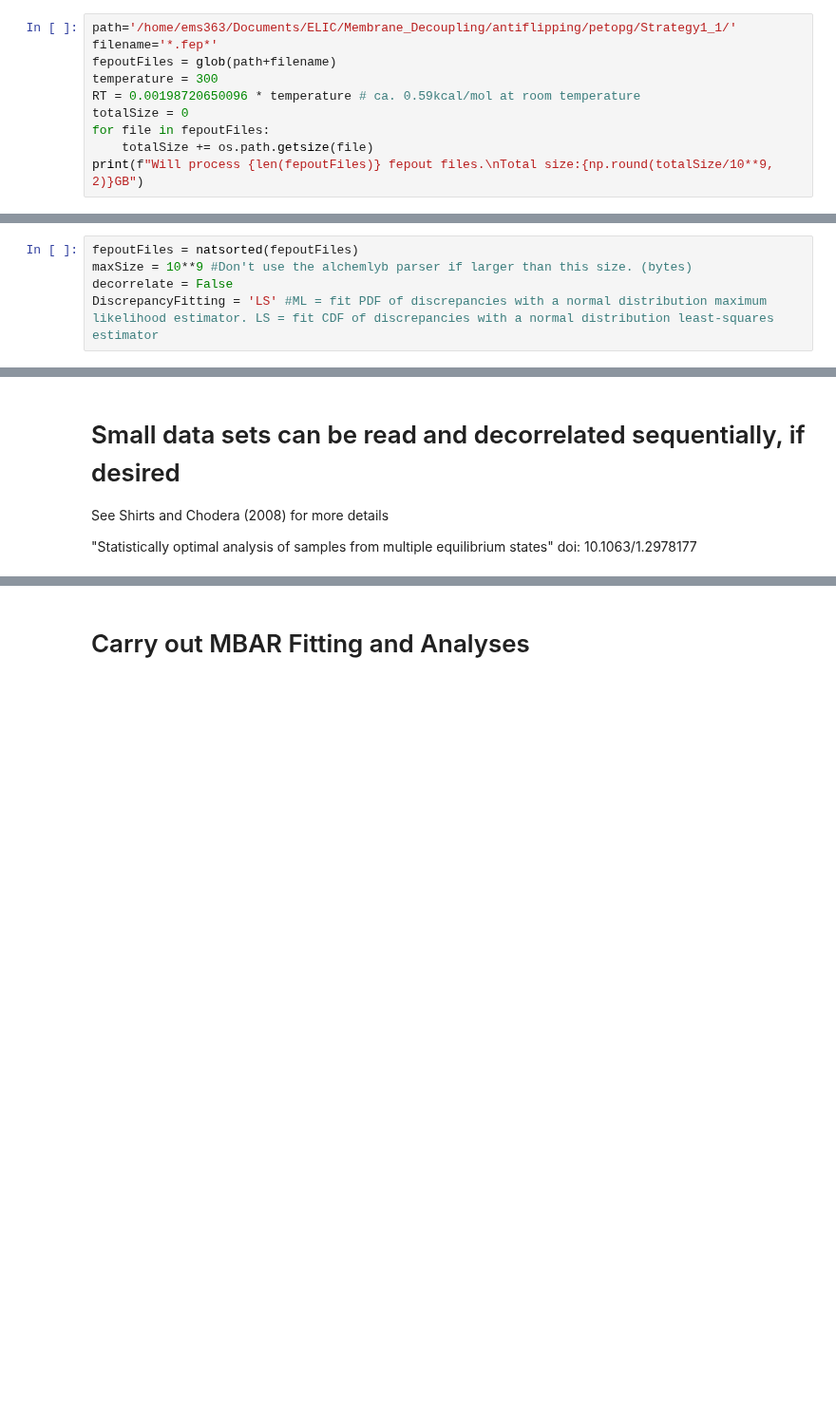
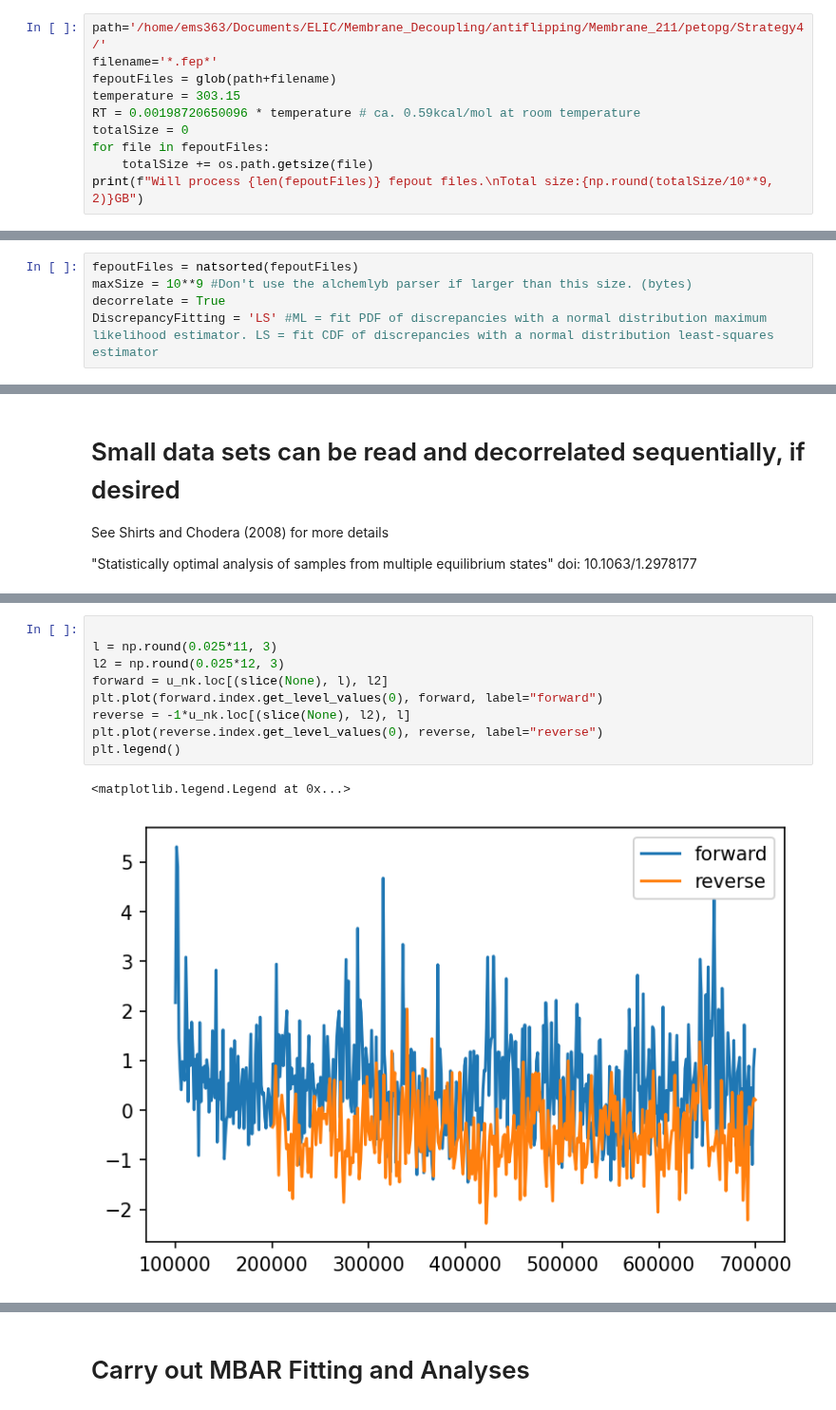
Before and after one commit to BranniganLab/safep, a Jupyter notebook: BAR_NAMD_alchemlyb.ipynb, the cells around one changed output, grey strips where cells are left out. Shown at 95% size. Cells and saved outputs as stored; diff of their text form; blank space fills up the shorter version.

```diff
--- a/BAR_NAMD_alchemlyb.ipynb
+++ b/BAR_NAMD_alchemlyb.ipynb
@@ -14,10 +14,10 @@ plt.rcParams['figure.dpi'] = 150
 # %%
 import os
 # %%
-path='/home/ems363/Documents/ELIC/Membrane_Decoupling/antiflipping/petopg/Strategy1_1/'
+path='/home/ems363/Documents/ELIC/Membrane_Decoupling/antiflipping/Membrane_211/petopg/Strategy4/'
 filename='*.fep*'
 fepoutFiles = glob(path+filename)
-temperature = 300
+temperature = 303.15
 RT = 0.00198720650096 * temperature # ca. 0.59kcal/mol at room temperature
 totalSize = 0
 for file in fepoutFiles:
@@ -26,7 +29,7 @@ print(f"Will process {len(fepoutFiles)} fepout files.\nTotal size:{np.round(tota
 # %%
 fepoutFiles = natsorted(fepoutFiles)
 maxSize = 10**9 #Don't use the alchemlyb parser if larger than this size. (bytes)
-decorrelate = False
+decorrelate = True
 DiscrepancyFitting = 'LS' #ML = fit PDF of discrepancies with a normal distribution maximum likelihood estimator. LS = fit CDF of discrepancies with a normal distribution least-squares estimator
 # %% [markdown]
 # For large data sets: read, decorrelate, save
@@ -101,0 +135,12 @@ else:
+# %%
+
+l = np.round(0.025*11, 3)
+l2 = np.round(0.025*12, 3)
+forward = u_nk.loc[(slice(None), l), l2]
+plt.plot(forward.index.get_level_values(0), forward, label="forward")
+reverse = -1*u_nk.loc[(slice(None), l2), l]
+plt.plot(reverse.index.get_level_values(0), reverse, label="reverse")
+plt.legend()
+# %% [output]
+<matplotlib.legend.Legend at 0x...>
+[figure, added]
```
Also changed, not shown: parts of 16 cells of this notebook.
